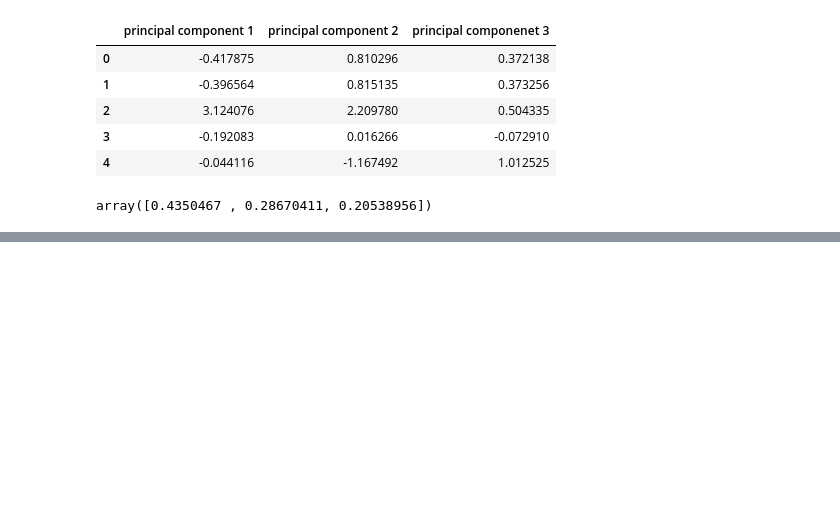
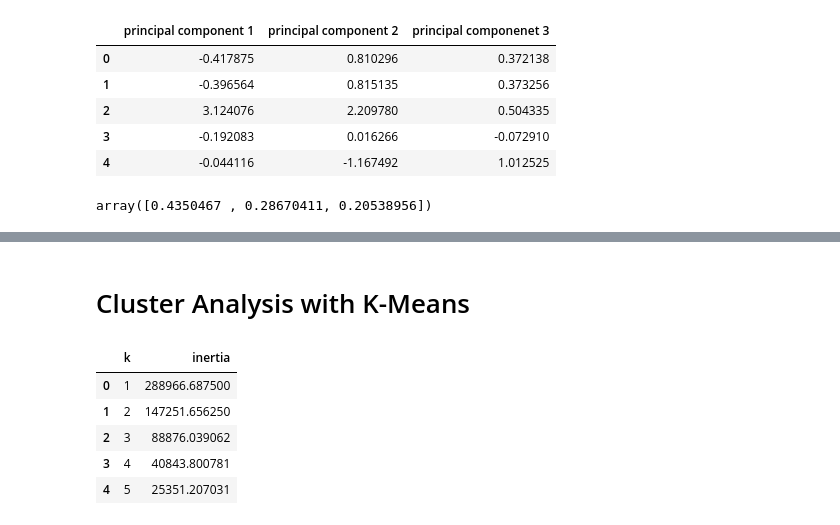
Before and after one commit to SColson82/Cryptocurrency, a Jupyter notebook: cryptocurrency.ipynb, the cells around one changed output, grey strips where cells are left out. Saved outputs shown, nothing was run; the diff lists cells and outputs as text; code cells hidden in the pictures; blank space fills up the shorter version.

```diff
--- a/cryptocurrency.ipynb
+++ b/cryptocurrency.ipynb
@@ -202,0 +221,24 @@ plt.show()
+# %% [markdown]
+# Cluster Analysis with K-Means
+# %%
+# Identify best number of clusters using elbow curve
+inertia = []
+k = list(range(1, 11))
+
+# Calculate the inertia for the range of k values
+for i in k:
+    km = KMeans(n_clusters=i, random_state=0)
+    km.fit(transformed_crypto)
+    inertia.append(km.inertia_)
+
+# Create the Elbow Curve using hvPlot
+elbow_data = {"k": k, "inertia": inertia}
+df_elbow = pd.DataFrame(elbow_data)
+df_elbow.head()
+# %% [output]
+|  | k | inertia |
+| 0 | 1 | 288966.687500 |
+| 1 | 2 | 147251.656250 |
+| 2 | 3 | 88876.039062 |
+| 3 | 4 | 40843.800781 |
+| 4 | 5 | 25351.207031 |
```
Also changed, not shown: parts of 6 cells of this notebook.
